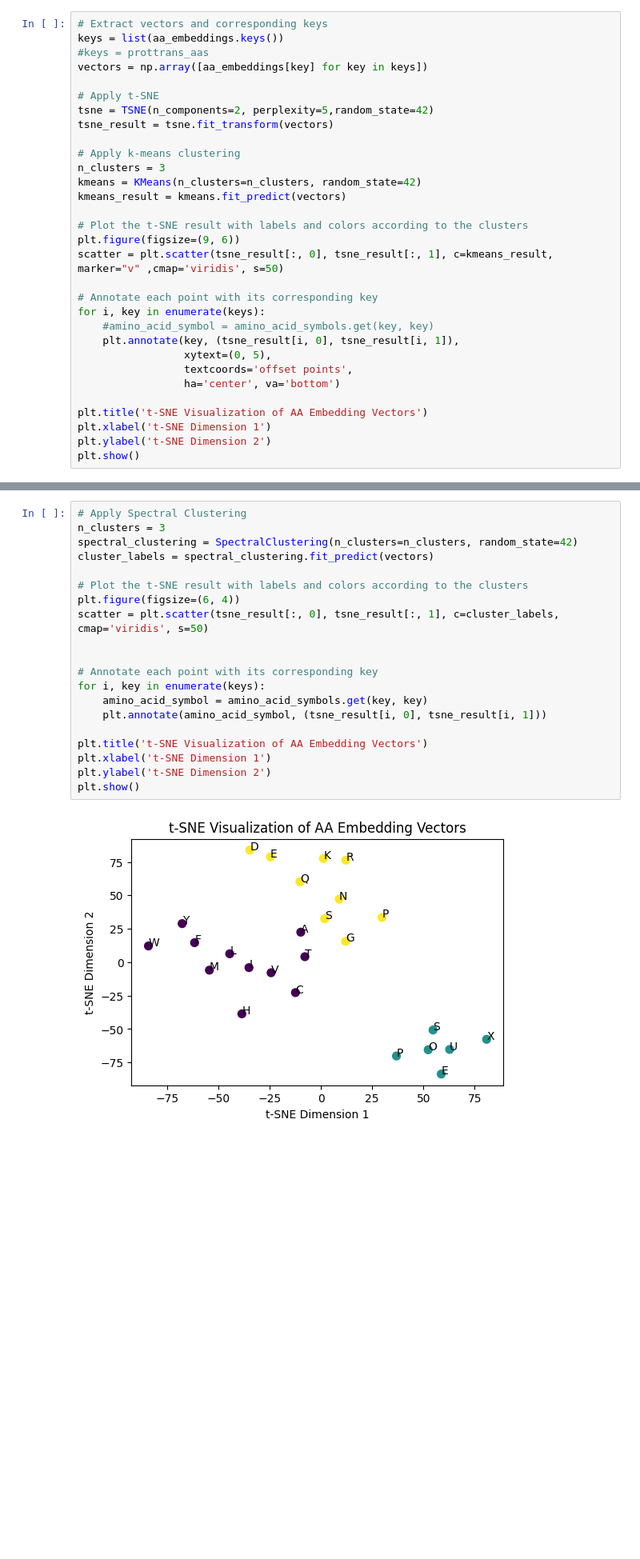
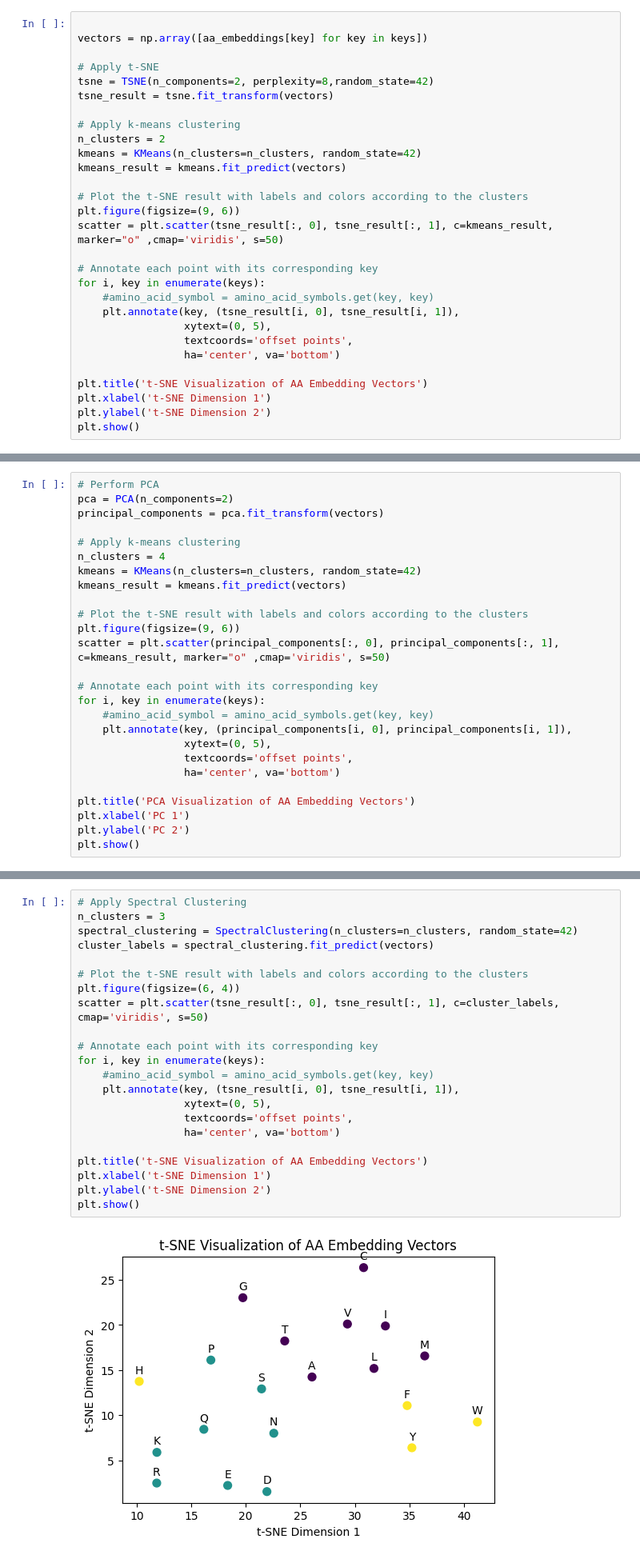
Before and after one commit to furkanakkurt1335/549-term-project, a Jupyter notebook: aa_embeddings/embedding_clustering.ipynb, the cells around one changed output, grey strips where cells are left out. Shown at 80% size. Saved outputs shown, nothing was run; the diff lists cells and outputs as text; blank space fills up the shorter version.

```diff
--- a/aa_embeddings/embedding_clustering.ipynb
+++ b/aa_embeddings/embedding_clustering.ipynb
@@ -125,21 +277,19 @@ plt.show()
 # %%
-# Extract vectors and corresponding keys
-keys = list(aa_embeddings.keys())
-#keys = prottrans_aas
+
 vectors = np.array([aa_embeddings[key] for key in keys])
 
 # Apply t-SNE
-tsne = TSNE(n_components=2, perplexity=5,random_state=42)
+tsne = TSNE(n_components=2, perplexity=8,random_state=42)
 tsne_result = tsne.fit_transform(vectors)
 
 # Apply k-means clustering
-n_clusters = 3
+n_clusters = 2
 kmeans = KMeans(n_clusters=n_clusters, random_state=42)
 kmeans_result = kmeans.fit_predict(vectors)
 
 # Plot the t-SNE result with labels and colors according to the clusters
 plt.figure(figsize=(9, 6))
-scatter = plt.scatter(tsne_result[:, 0], tsne_result[:, 1], c=kmeans_result, marker="v" ,cmap='viridis', s=50)
+scatter = plt.scatter(tsne_result[:, 0], tsne_result[:, 1], c=kmeans_result, marker="o" ,cmap='viridis', s=50)
 
 # Annotate each point with its corresponding key
 for i, key in enumerate(keys):
@@ -161,0 +308,26 @@ vectors.shape
+# %%
+# Perform PCA
+pca = PCA(n_components=2)
+principal_components = pca.fit_transform(vectors)
+
+# Apply k-means clustering
+n_clusters = 4
+kmeans = KMeans(n_clusters=n_clusters, random_state=42)
+kmeans_result = kmeans.fit_predict(vectors)
+
+# Plot the t-SNE result with labels and colors according to the clusters
+plt.figure(figsize=(9, 6))
+scatter = plt.scatter(principal_components[:, 0], principal_components[:, 1], c=kmeans_result, marker="o" ,cmap='viridis', s=50)
+
+# Annotate each point with its corresponding key
+for i, key in enumerate(keys):
+    #amino_acid_symbol = amino_acid_symbols.get(key, key)
+    plt.annotate(key, (principal_components[i, 0], principal_components[i, 1]),
+                 xytext=(0, 5),
+                 textcoords='offset points',
+                 ha='center', va='bottom')
+
+plt.title('PCA Visualization of AA Embedding Vectors')
+plt.xlabel('PC 1')
+plt.ylabel('PC 2')
+plt.show()
@@ -164,25 +338,27 @@ vectors.shape
 # %%
 # Apply Spectral Clustering
 n_clusters = 3
 spectral_clustering = SpectralClustering(n_clusters=n_clusters, random_state=42)
 cluster_labels = spectral_clustering.fit_predict(vectors)
 
 # Plot the t-SNE result with labels and colors according to the clusters
 plt.figure(figsize=(6, 4))
 scatter = plt.scatter(tsne_result[:, 0], tsne_result[:, 1], c=cluster_labels, cmap='viridis', s=50)
 
-
 # Annotate each point with its corresponding key
 for i, key in enumerate(keys):
-    amino_acid_symbol = amino_acid_symbols.get(key, key)
-    plt.annotate(amino_acid_symbol, (tsne_result[i, 0], tsne_result[i, 1]))
+    #amino_acid_symbol = amino_acid_symbols.get(key, key)
+    plt.annotate(key, (tsne_result[i, 0], tsne_result[i, 1]),
+                 xytext=(0, 5),
+                 textcoords='offset points',
+                 ha='center', va='bottom')
 
 plt.title('t-SNE Visualization of AA Embedding Vectors')
 plt.xlabel('t-SNE Dimension 1')
 plt.ylabel('t-SNE Dimension 2')
 plt.show()
 # %% [output]
-[figure, old version]
+[figure, new version]
 # %% [markdown]
 ### Hierarchical Clustering & Dendogram
 # %%
```
Also changed, not shown: parts of 9 cells of this notebook.
